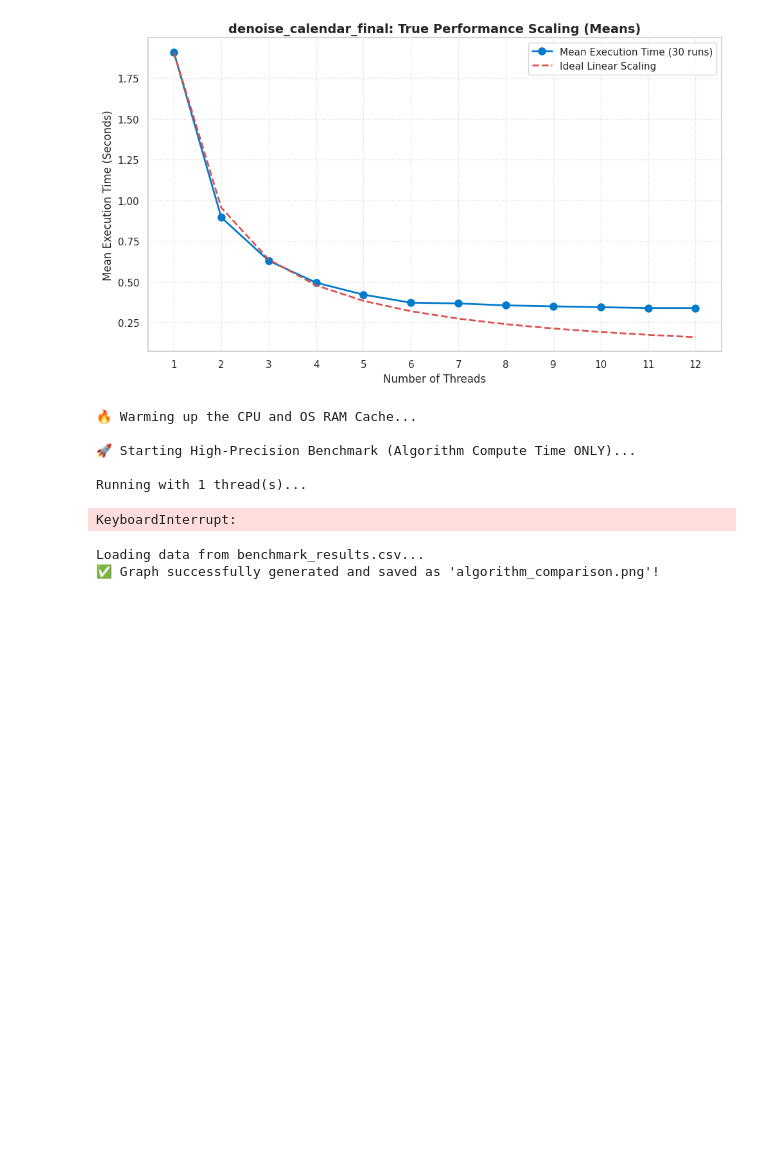
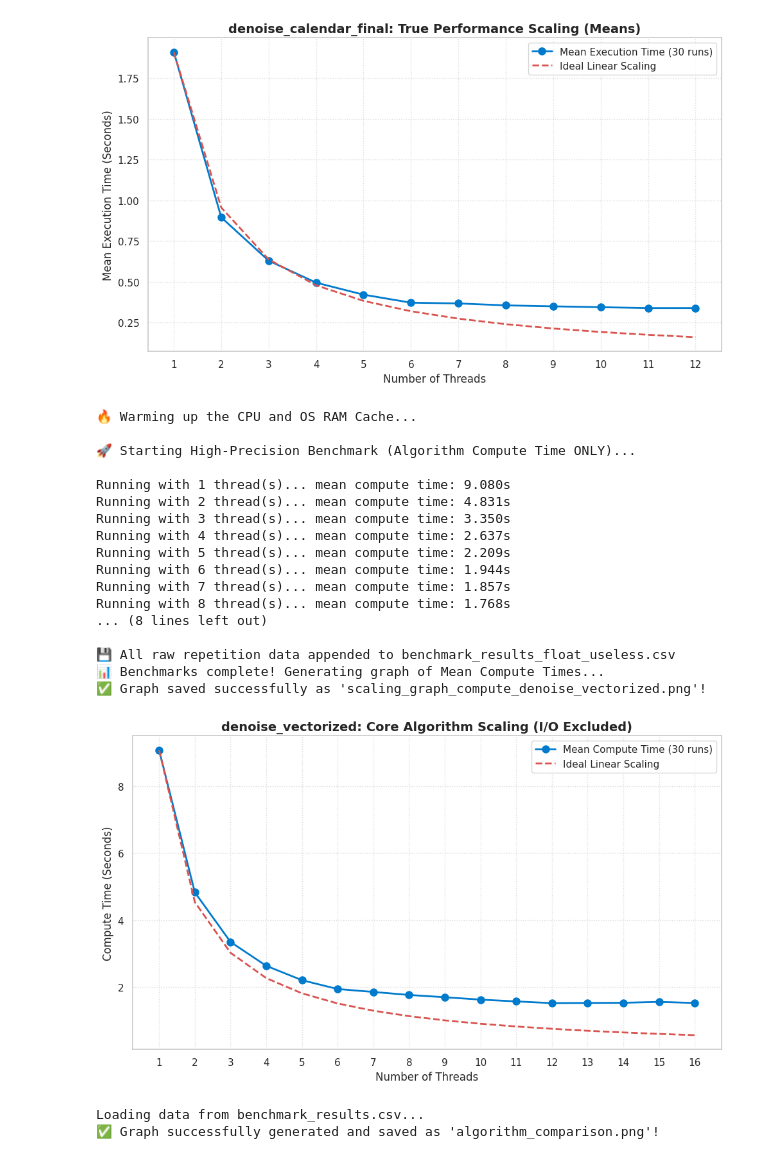
Before and after one commit to lorenzo-marranini/Computer-Architecture-Project, a Jupyter notebook: analysis/analysis.ipynb, the cells around one changed output. Cells and saved outputs as stored; diff of their text form; code cells hidden in the pictures; blank space fills up the shorter version.

Commit message:
vectorized version and cleanup

```diff
--- a/analysis/analysis.ipynb
+++ b/analysis/analysis.ipynb
@@ -422,10 +422,10 @@ import os
 import statistics
 
 # --- CONFIGURATION ---
-PROGRAM_CMD = ['./../denoise_calendar_final', '../noise_1920x1280.ppm', 'result.ppm']
+PROGRAM_CMD = ['./../denoise_vectorized', '../noise.ppm', 'result.ppm']
 THREAD_COUNTS = [1, 2, 3, 4, 5, 6, 7, 8, 9, 10, 11, 12, 13, 14, 15, 16]
-RUNS_PER_TEST = 30
-CSV_FILENAME = 'benchmark_results_detailed.csv'
+RUNS_PER_TEST = 10
+CSV_FILENAME = 'benchmark_results_float_useless.csv'
 # ---------------------
 
 program_name = PROGRAM_CMD[0].split('/')[-1]
@@ -476,35 +476,47 @@ with open(CSV_FILENAME, mode='a', newline='') as csv_file:
 
 print(f"\n💾 All raw repetition data appended to {CSV_FILENAME}")
 print("📊 Benchmarks complete! Generating graph of Mean Compute Times...")
 
 # Draw the graph
 base_time = mean_execution_times[0]
 ideal_times = [base_time / t for t in THREAD_COUNTS]
 
 plt.figure(figsize=(10, 6))
 plt.plot(THREAD_COUNTS, mean_execution_times, marker='o', markersize=8,
          linestyle='-', color='#007acc', linewidth=2, label='Mean Compute Time (30 runs)')
 plt.plot(THREAD_COUNTS, ideal_times, marker='',
          linestyle='--', color='#d9534f', linewidth=2, label='Ideal Linear Scaling')
 
 plt.title(f'{program_name}: Core Algorithm Scaling (I/O Excluded)', fontsize=14, fontweight='bold')
 plt.xlabel('Number of Threads', fontsize=12)
 plt.ylabel('Compute Time (Seconds)', fontsize=12)
 plt.xticks(THREAD_COUNTS)
 plt.grid(True, linestyle=':', alpha=0.7)
 plt.legend(fontsize=11)
 
 plt.tight_layout()
 graph_filename = f'scaling_graph_compute_{program_name}.png'
 plt.savefig(graph_filename, dpi=300)
 print(f"✅ Graph saved successfully as '{graph_filename}'!")
 # %% [output]
 🔥 Warming up the CPU and OS RAM Cache...
 
 🚀 Starting High-Precision Benchmark (Algorithm Compute Time ONLY)...
 
-Running with 1 thread(s)...
+Running with 1 thread(s)... mean compute time: 9.080s
+Running with 2 thread(s)... mean compute time: 4.831s
+Running with 3 thread(s)... mean compute time: 3.350s
+Running with 4 thread(s)... mean compute time: 2.637s
+Running with 5 thread(s)... mean compute time: 2.209s
+Running with 6 thread(s)... mean compute time: 1.944s
+Running with 7 thread(s)... mean compute time: 1.857s
+Running with 8 thread(s)... mean compute time: 1.768s
+... (8 lines left out)
+
+💾 All raw repetition data appended to benchmark_results_float_useless.csv
+📊 Benchmarks complete! Generating graph of Mean Compute Times...
+✅ Graph saved successfully as 'scaling_graph_compute_denoise_vectorized.png'!
-KeyboardInterrupt:
+[figure, added]
 # %%
 import pandas as pd
 import matplotlib.pyplot as plt
```
Also changed, not shown: parts of 1 cell of this notebook, 13 other files.
